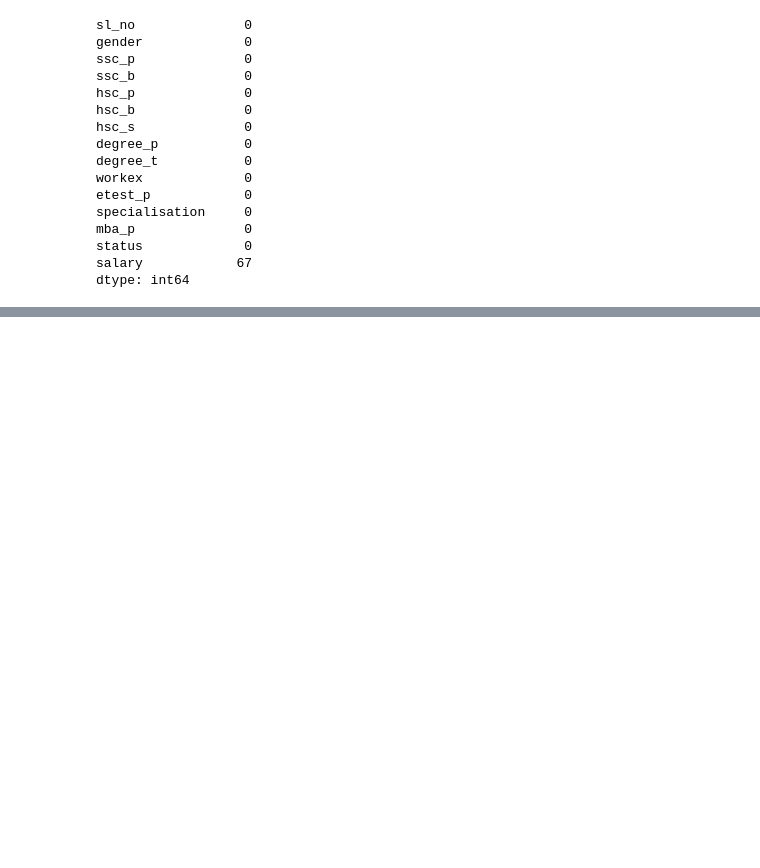
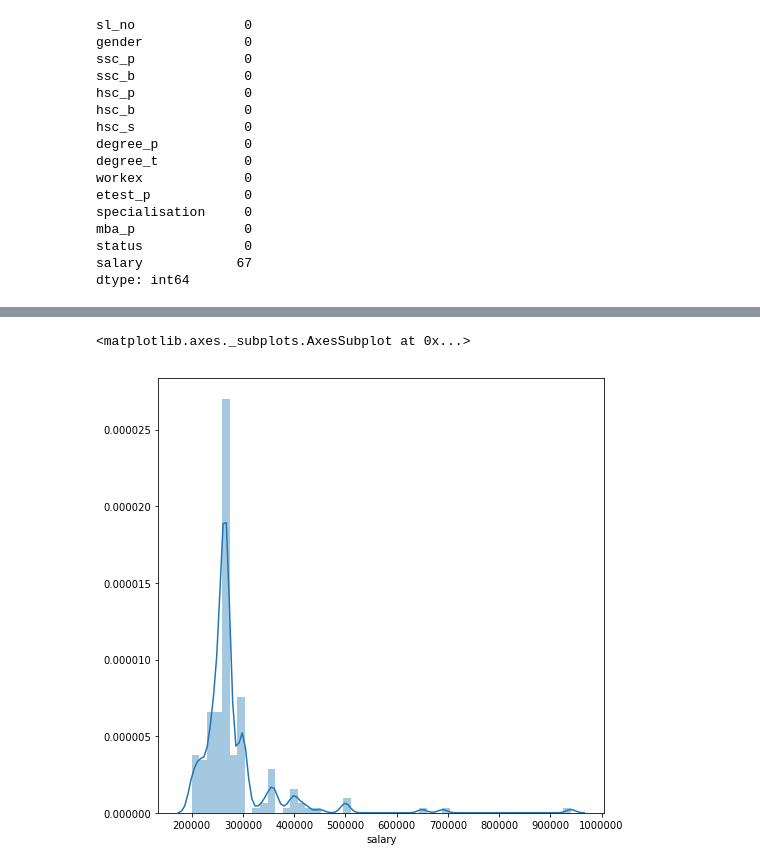
Before and after one commit to glenchiridza/ml_p1_concepts, a Jupyter notebook: complete_machine_learning_60hrs.ipynb, the cells around one changed output, grey strips where cells are left out. Saved outputs shown, nothing was run; the diff lists cells and outputs as text; code cells hidden in the pictures; blank space fills up the shorter version.

Commit message:
imputation with median

```diff
--- a/complete_machine_learning_60hrs.ipynb
+++ b/complete_machine_learning_60hrs.ipynb
@@ -835,0 +836,9 @@ ValueError: cannot convert float NaN to integer
+# %%
+#replace missing values with median
+dataset['salary'].fillna(dataset['salary'].median(),inplace=True)
+# %%
+fig, ax = plt.subplots(figsize=(8,8))
+sns.distplot(dataset.salary)
+# %% [output]
+<matplotlib.axes._subplots.AxesSubplot at 0x...>
+[figure, added]
```
Also changed, not shown: parts of 1 cell of this notebook.
